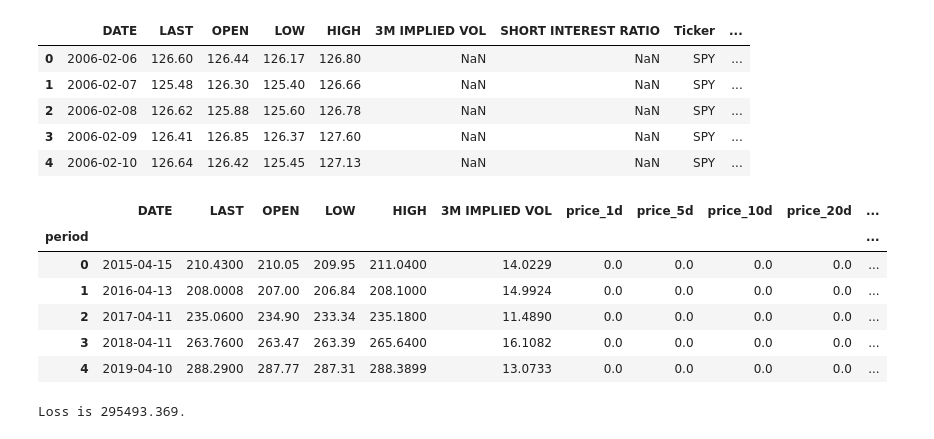
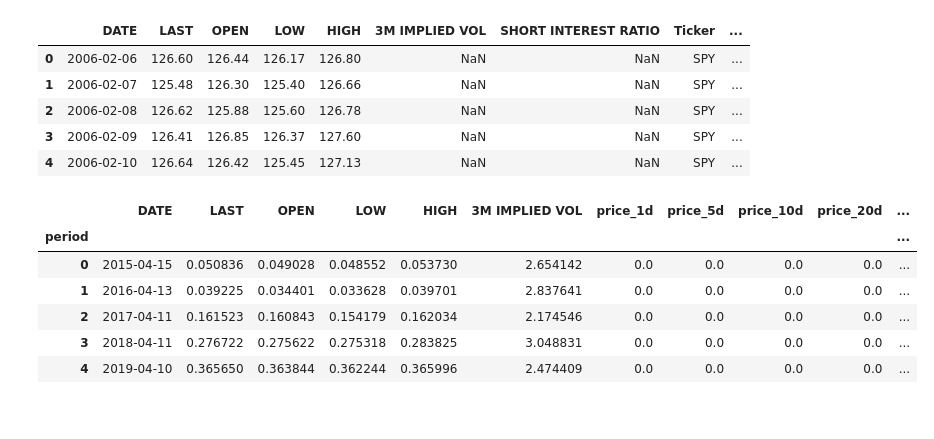
Before and after one commit to cervs257/transformers, a Jupyter notebook: few_shot_learning/playing_around.ipynb, the cells around one changed output. Drawn from its saved outputs; the diff is of its cells as text; code cells hidden in the pictures.

```diff
--- a/few_shot_learning/playing_around.ipynb
+++ b/few_shot_learning/playing_around.ipynb
@@ -422,6 +419,17 @@ spy = stocks.loc[
     stocks["Ticker"] == "SPY", ["DATE", "LAST", "OPEN", "LOW", "HIGH", "3M IMPLIED VOL"]
 ].dropna()
 spy.reset_index(drop=True, inplace=True)
+# %%
+import numpy as np
+
+# Select all columns except 'DATE'
+cols = [col for col in spy.columns if col not in ["DATE", "3M IMPLIED VOL"]]
+
+# Apply the function to each element of the selected columns
+spy[cols] = spy[cols].apply(lambda x: np.log(x / 200))
+
+# Normalize the '3M IMPLIED VOL' column
+spy["3M IMPLIED VOL"] = spy["3M IMPLIED VOL"] / spy["3M IMPLIED VOL"].std()
 # %%
 # create y
 spy["price_1d"] = spy["LAST"].shift(-1)
@@ -434,7 +442,8 @@ spy["open_1d"] = spy["OPEN"].shift(-1)
 n = 251
 spy["period"] = spy.index // n
 # %%
-# for each period, drop the last 20 rows to avoid lookahead bias
+# for each period, separate the last 20 rows to avoid lookahead bias and use as eval data
+spy_val = spy.groupby("period").tail(20)
 spy = (
     spy.groupby("period")
     .apply(
@@ -442,23 +451,33 @@ spy = (
     )  # include groups to later create test query
     .reset_index(drop=True)
 )
+spy_val = spy_val.dropna()
 # %%
 # Now let's fill the last entry of each period with 0.0
 columns = ["price_1d", "price_5d", "price_10d", "price_20d", "open_1d"]
 last_entry = spy.groupby("period").apply(
     lambda x: x.last_valid_index(), include_groups=False
 )
+# spy_targets = np.array(spy.loc[last_entry, :].drop(columns=["DATE", "period"]))
 spy_targets = np.array(spy.loc[last_entry, columns])
 spy.loc[last_entry, columns] = 0.0
+
+# Let's fill y data for spy_val with 0.0
+last_entry = spy_val.groupby("period").apply(
+    lambda x: x.last_valid_index(), include_groups=False
+)
+spy_val_targets = np.array(spy_val.loc[last_entry, columns])
+spy_val.loc[last_entry, columns] = 0.0
+
 spy.groupby("period").last().head()
 # %% [output]
 |  | DATE | LAST | OPEN | LOW | HIGH | 3M IMPLIED VOL | price_1d | price_5d | price_10d | price_20d | ... |
 | period |  |  |  |  |  |  |  |  |  |  | ... |
-| 0 | 2015-04-15 | 210.4300 | 210.05 | 209.95 | 211.0400 | 14.0229 | 0.0 | 0.0 | 0.0 | 0.0 | ... |
-| 1 | 2016-04-13 | 208.0008 | 207.00 | 206.84 | 208.1000 | 14.9924 | 0.0 | 0.0 | 0.0 | 0.0 | ... |
-| 2 | 2017-04-11 | 235.0600 | 234.90 | 233.34 | 235.1800 | 11.4890 | 0.0 | 0.0 | 0.0 | 0.0 | ... |
-| 3 | 2018-04-11 | 263.7600 | 263.47 | 263.39 | 265.6400 | 16.1082 | 0.0 | 0.0 | 0.0 | 0.0 | ... |
-| 4 | 2019-04-10 | 288.2900 | 287.77 | 287.31 | 288.3899 | 13.0733 | 0.0 | 0.0 | 0.0 | 0.0 | ... |
+| 0 | 2015-04-15 | 0.050836 | 0.049028 | 0.048552 | 0.053730 | 2.654142 | 0.0 | 0.0 | 0.0 | 0.0 | ... |
+| 1 | 2016-04-13 | 0.039225 | 0.034401 | 0.033628 | 0.039701 | 2.837641 | 0.0 | 0.0 | 0.0 | 0.0 | ... |
+| 2 | 2017-04-11 | 0.161523 | 0.160843 | 0.154179 | 0.162034 | 2.174546 | 0.0 | 0.0 | 0.0 | 0.0 | ... |
+| 3 | 2018-04-11 | 0.276722 | 0.275622 | 0.275318 | 0.283825 | 3.048831 | 0.0 | 0.0 | 0.0 | 0.0 | ... |
+| 4 | 2019-04-10 | 0.365650 | 0.363844 | 0.362244 | 0.365996 | 2.474409 | 0.0 | 0.0 | 0.0 | 0.0 | ... |
 # %%
 # We're going to treat each period as a context
 spy = spy.drop(columns=["DATE"])
@@ -476,16 +524,16 @@ from scratch_transformer import (
 import torch
 import torch.nn as nn
 
-feature_size = spy_np.shape[2]
+feature_size = 10
 output_size = 1
-lr = 1e-4
 dropout = 0.2
-mask = None
-heads = 2
-layers = 2
+mask = mask
+heads = 5
+layers = 12
 
 # convert to tensor
-e = torch.tensor(spy_np).float()
+e = torch.tensor(spy_eval[0]).float()
+et = torch.tensor(spy_train[0]).float()
 
 
 # MLP dimension usually 4 times the d_model
@@ -493,8 +541,14 @@ e = torch.tensor(spy_np).float()
 
 # Start with Self Attention
 mha = MultiHeadAttentionBlock(
-    d_model=feature_size, heads=heads, dropout=dropout, softmax_att=True
+    d_model=feature_size,
+    heads=heads,
+    dropout=dropout,
+    softmax_att=True,
 )  # (batch_size, seq_len, d_model)
+
+# out = mha(e, e, e)
+out = mha(et, et, et, mask)
 
 # Feed Forward
 ff = FeedForwardBlock(
@@ -512,7 +566,7 @@ eb = EncoderBlock(
 encoder_blocks = []
 for _ in range(layers):
     encoder_self_attention_block = MultiHeadAttentionBlock(
-        d_model=feature_size, heads=heads, dropout=dropout
+        d_model=feature_size, heads=heads, dropout=dropout, softmax_att=True
     )
     encoder_feed_forward_block = FeedForwardBlock(
         d_model=feature_size, d_ff=4 * feature_size, dropout=dropout
@@ -529,17 +583,16 @@ decoder = Encoder(
     nn.ModuleList(encoder_blocks),
 )
 
+# out = decoder(et, mask)
+
 for p in decoder.parameters():
     if p.dim() > 1:
         nn.init.xavier_uniform_(p)
 
-out = decoder(e, mask)
 # Compare the output to the targets
-eval_targets = spy_targets
-eval_preds = out[:, -1, -5:] * (-1.0)
+# eval_targets = spy_eval[1]
+# eval_preds = out[:, -1, -5:] * (-1.0)
 
-loss = compute_loss(eval_preds.detach().numpy(), eval_targets)
-print(f"Loss is {loss:.3f}.")
+# loss = compute_loss(eval_preds.detach().numpy(), eval_targets)
+# print(f"Loss is {loss:.3f}.")
-# %% [output]
-Loss is 295493.369.
 # %%
```
Also changed, not shown: parts of 10 cells of this notebook, 2 other files.
